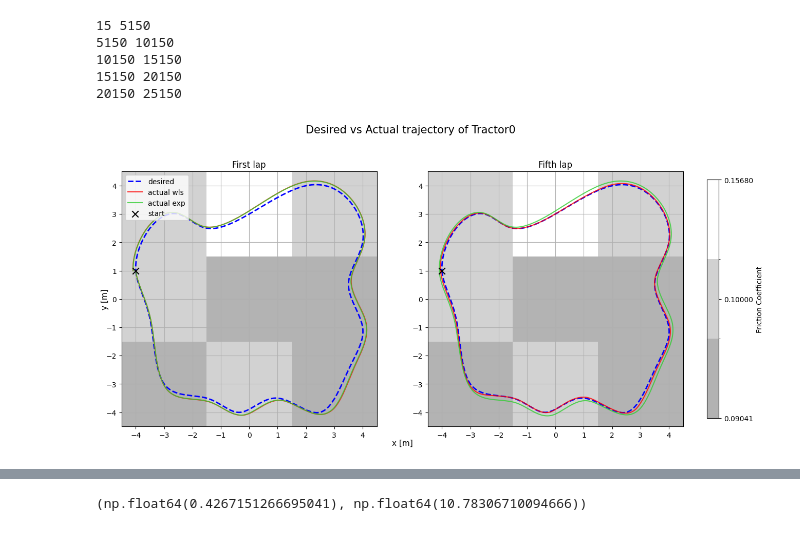
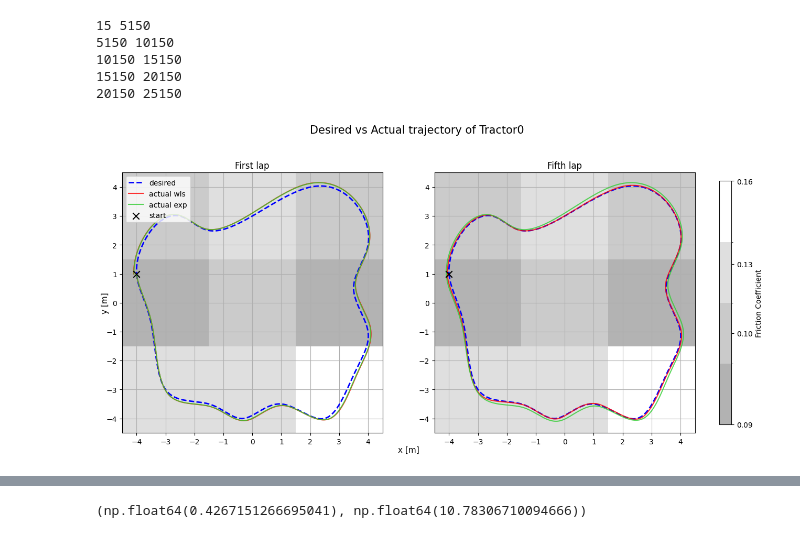
Before and after one commit to jprogrammer13/drp_course_2023, a Jupyter notebook: notebooks/results_plot.ipynb, the cells around one changed output, grey strips where cells are left out. Saved outputs shown, nothing was run; the diff lists cells and outputs as text; code cells hidden in the pictures.

Commit message:
final results, EXP now have correct coeff

```diff
--- a/notebooks/results_plot.ipynb
+++ b/notebooks/results_plot.ipynb
@@ -8,16 +8,16 @@ from scipy.linalg import block_diag
 from sklearn.metrics import r2_score
 import matplotlib.colors as mcolors
 # %%
-friction_coeff_matrix = np.array([[0.09041, 0.1,    0.09041],
-                                  [0.1,    0.09041, 0.09041],
-                                  [0.1,   0.1568, 0.1]])
+friction_coeff_matrix = np.array([[0.13349, 0.13349, 0.1568],
+                                  [0.09041, 0.1,   0.09041],
+                                  [0.1,  0.13349, 0.1],])
 # %%
 # Create a discrete colormap
-cmap = plt.get_cmap('Greys_r', 4)  # 'Greys_r' with 5 discrete colors
+cmap = plt.get_cmap('Greys_r', 5)  # 'Greys_r' with 5 discrete colors
 
 # Define the boundaries for each color bin (corresponding to friction values)
 # boundaries = [0.0904, 0.09042, 0.10001, 0.15681]
-boundaries = [0.0904, 0.0950, 0.1050, 0.15681]
+boundaries = [0.0904, 0.0950, 0.1050, 0.15, 0.15681]
 norm = mcolors.BoundaryNorm(boundaries, cmap.N, clip=True)
 # %%
 friction_coeff_normalized = friction_coeff_matrix / \
@@ -94,36 +94,36 @@ ax[1].plot(des_state_wls[0, :][lap_idx[0]:lap_idx[1]],
            des_state_wls[1, :][lap_idx[0]:lap_idx[1]], color="blue", linestyle='dashed', linewidth=2)
 ax[1].plot(state_wls[0, :][lap_idx[-2]:lap_idx[-1]],
            state_wls[1, :][lap_idx[-2]:lap_idx[-1]], color="red", linewidth=1.5, alpha=0.8)
 ax[1].plot(state_exp[0, :][lap_idx[-2]:lap_idx[-1]],
            state_exp[1, :][lap_idx[-2]:lap_idx[-1]], color="limegreen", linewidth=1.5, alpha=0.8)
 
 ax[1].scatter([-4], [1], [80], zorder=10, marker="x", color='black')
 
 
 ax[1].grid(True)
 ax[1].set_xlim(-4.5, 4.5)
 ax[1].set_ylim(-4.5, 4.5)
 # ax[1].axis("equal")
 
 # Overlay the friction coefficient grid on the second subplot
 ax[1].imshow(friction_coeff_matrix, cmap=cmap, norm=norm,
              extent=[-4.5, 4.5, -4.5, 4.5], origin='lower', alpha=0.3)
 # Add a colorbar with actual friction coefficient values
 
 cbar = fig.colorbar(friction_plot, ax=ax,
                     orientation='vertical', fraction=0.02, pad=0.04)
 cbar.set_label('Friction Coefficient')
 
-cbar.set_ticks([0.09041, 0.1, 0.1568])
-cbar.set_ticklabels([f'{tick:.5f}' for tick in [0.09041, 0.1, 0.1568]])
+cbar.set_ticks([0.09041, 0.1, 0.13349, 0.1568])
+cbar.set_ticklabels([f'{tick:.2f}' for tick in [0.09041, 0.1, 0.13349, 0.1568]])
 
 ax[0].legend(loc='upper left')
 fig.suptitle("Desired vs Actual trajectory of Tractor0", fontsize=15)
 plt.savefig(osp.join(data_path, "des_vs_actual_traj.pdf"),
             dpi=500, bbox_inches='tight')
 plt.show()
 # %% [output]
-[figure, old version]
+[figure, new version]
 # %%
 beta_l_wls = joblib.load(osp.join(data_path, 'WLS_beta_l.bin'))
 beta_l_pred_wls = joblib.load(osp.join(data_path, 'WLS_beta_l_pred.bin'))
```
Also changed, not shown: parts of 6 cells of this notebook, 30 other files.
